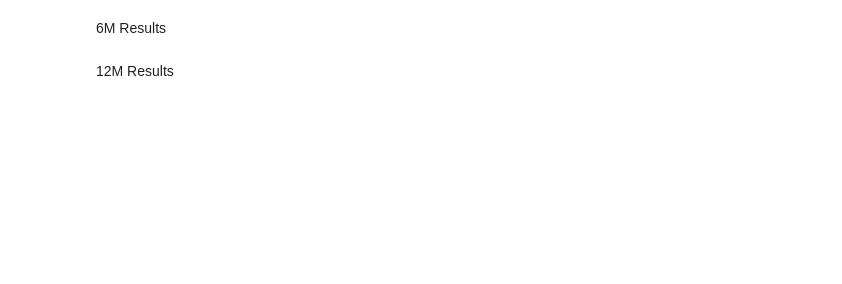
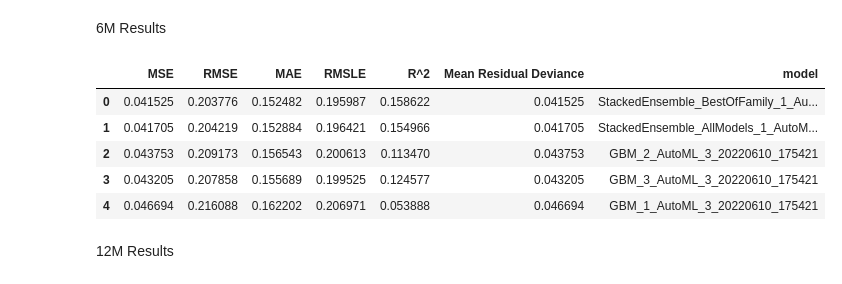
Before and after one commit to WojciechDopieralski/Finance_ML, a Jupyter notebook: Finance_ML/results_visualisations.ipynb, the cells around one changed output. Saved outputs shown, nothing was run; the diff lists cells and outputs as text; code cells hidden in the pictures; blank space fills up the shorter version.

```diff
--- a/Finance_ML/results_visualisations.ipynb
+++ b/Finance_ML/results_visualisations.ipynb
@@ -88,9 +97,21 @@ dfi.export(performance_test_3m_instyle,"performance_test_3m_train.png")
 # %% [markdown]
 6M Results
 # %%
-performance_train_6m = pd.read_csv('models_results_train_6m.csv')
-performance_test_6m = pd.read_csv('models_results_test_6m.csv')
+performance_train_6m = pd.read_csv(r'Assets\models_results_train_6m.csv')
+performance_test_6m = pd.read_csv(r'Assets\models_results_test_6m.csv')
+# %%
+performance_train_6m  = performance_train_6m.drop(['Residual deviance', 'Unnamed: 0'], axis=1)
+performance_test_6m = performance_test_6m.drop(['Residual deviance', 'Unnamed: 0'], axis=1)
 # %%
-performance_train_6m_instyle = performance_train_6m.style.background_gradient(axis=0, gmap=benchmark_performance_train['R^2'], cmap='Blues')
-performance_test_6m_instyle = performance_test_6m.style.background_gradient(axis=0, gmap=benchmark_performance_train['R^2'], cmap='Blues')
+performance_train_6m_instyle = performance_train_6m.head(5).style.background_gradient(axis=0, gmap=benchmark_performance_train['R^2'], cmap='Blues')
+performance_test_6m_instyle = performance_test_6m.head(5).style.background_gradient(axis=0, gmap=benchmark_performance_train['R^2'], cmap='Blues')
+# %%
+performance_train_6m_instyle
+# %% [output]
+|  | MSE | RMSE | MAE | RMSLE | R^2 | Mean Residual Deviance | model |
+| 0 | 0.041525 | 0.203776 | 0.152482 | 0.195987 | 0.158622 | 0.041525 | StackedEnsemble_BestOfFamily_1_Au... |
+| 1 | 0.041705 | 0.204219 | 0.152884 | 0.196421 | 0.154966 | 0.041705 | StackedEnsemble_AllModels_1_AutoM... |
+| 2 | 0.043753 | 0.209173 | 0.156543 | 0.200613 | 0.113470 | 0.043753 | GBM_2_AutoML_3_20220610_175421 |
+| 3 | 0.043205 | 0.207858 | 0.155689 | 0.199525 | 0.124577 | 0.043205 | GBM_3_AutoML_3_20220610_175421 |
+| 4 | 0.046694 | 0.216088 | 0.162202 | 0.206971 | 0.053888 | 0.046694 | GBM_1_AutoML_3_20220610_175421 |
 # %%
```
Also changed, not shown: parts of 19 cells of this notebook.
